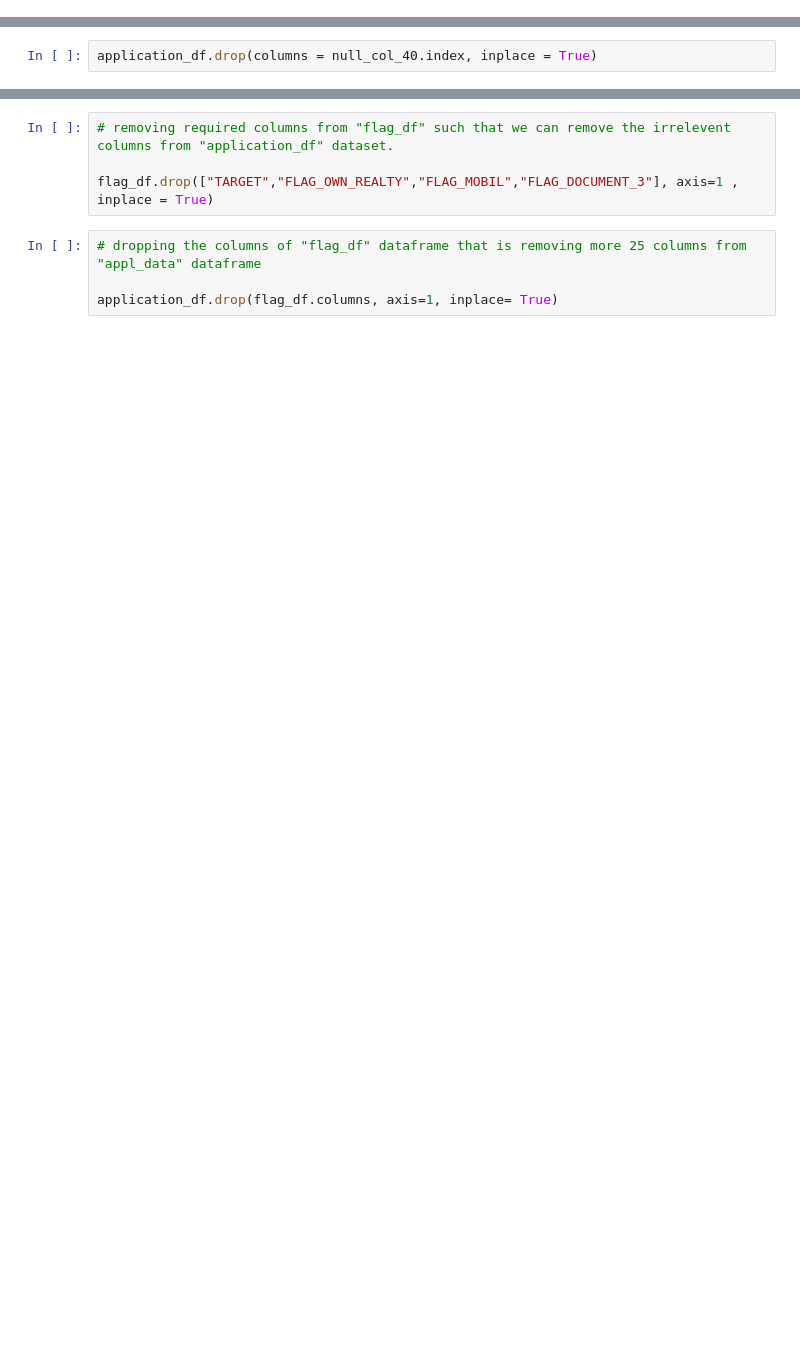
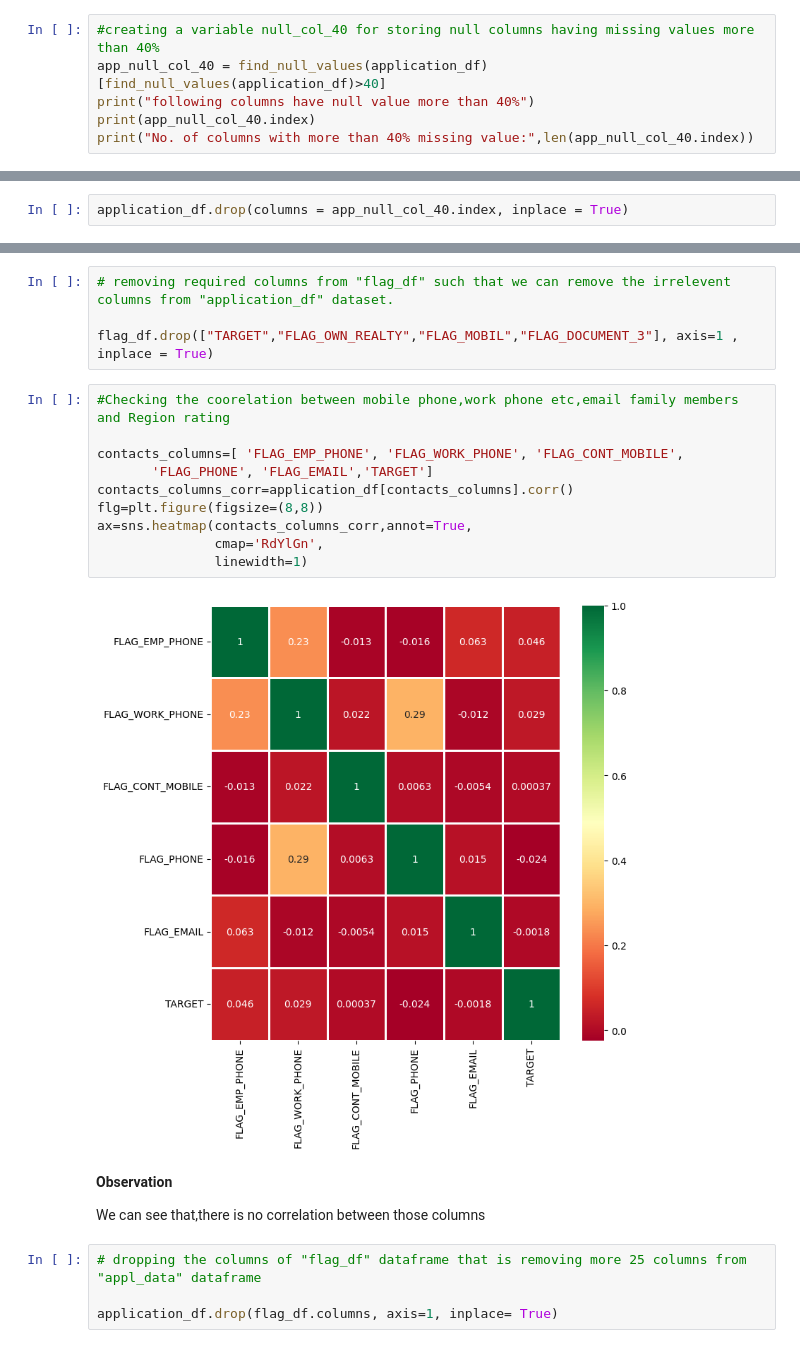
Before and after one commit to ItzmeAkash/Bank-Loan, a Jupyter notebook: Bank_Loan_Exploratory_Data_Analysis.ipynb, the cells around one changed output, grey strips where cells are left out. Saved outputs shown, nothing was run; the diff lists cells and outputs as text; blank space fills up the shorter version.

```diff
--- a/Bank_Loan_Exploratory_Data_Analysis.ipynb
+++ b/Bank_Loan_Exploratory_Data_Analysis.ipynb
@@ -126,0 +194,6 @@ fig.set_facecolor("lightgrey")
+# %%
+#creating a variable null_col_40 for storing null columns having missing values more than 40%
+app_null_col_40 = find_null_values(application_df)[find_null_values(application_df)>40]
+print("following columns have null value more than 40%")
+print(app_null_col_40.index)
+print("No. of columns with more than 40% missing value:",len(app_null_col_40.index))
@@ -154,5 +284,5 @@ No. of columns with more than 40% missing value: 49
 # %%
-application_df.drop(columns = null_col_40.index, inplace = True)
+application_df.drop(columns = app_null_col_40.index, inplace = True)
 # %%
 application_df.shape
 # %% [output]
@@ -269,6 +411,22 @@ for i,j in itertools.zip_longest(flag,range(len(flag))):
 # removing required columns from "flag_df" such that we can remove the irrelevent columns from "application_df" dataset.
 
 flag_df.drop(["TARGET","FLAG_OWN_REALTY","FLAG_MOBIL","FLAG_DOCUMENT_3"], axis=1 , inplace = True)
+# %%
+#Checking the coorelation between mobile phone,work phone etc,email family members and Region rating
+
+contacts_columns=[ 'FLAG_EMP_PHONE', 'FLAG_WORK_PHONE', 'FLAG_CONT_MOBILE',
+       'FLAG_PHONE', 'FLAG_EMAIL','TARGET']
+contacts_columns_corr=application_df[contacts_columns].corr()
+flg=plt.figure(figsize=(8,8))
+ax=sns.heatmap(contacts_columns_corr,annot=True,
+               cmap='RdYlGn',
+               linewidth=1)
+# %% [output]
+[figure, added]
+# %% [markdown]
+**Observation**
+
+We can see that,there is no correlation between those columns
 # %%
 # dropping the columns of "flag_df" dataframe that is removing more 25 columns from "appl_data" dataframe
 
```
Also changed, not shown: parts of 45 cells of this notebook.
